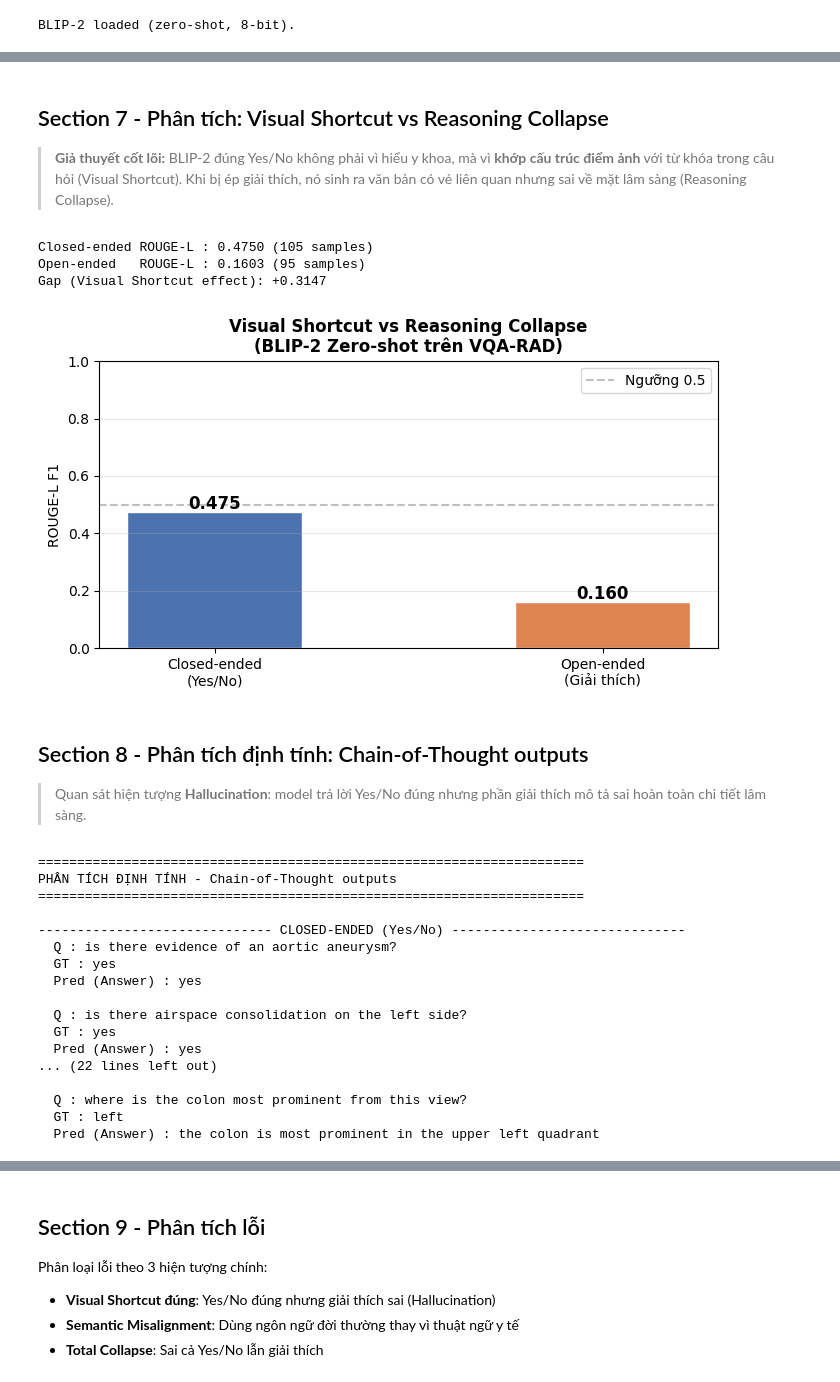
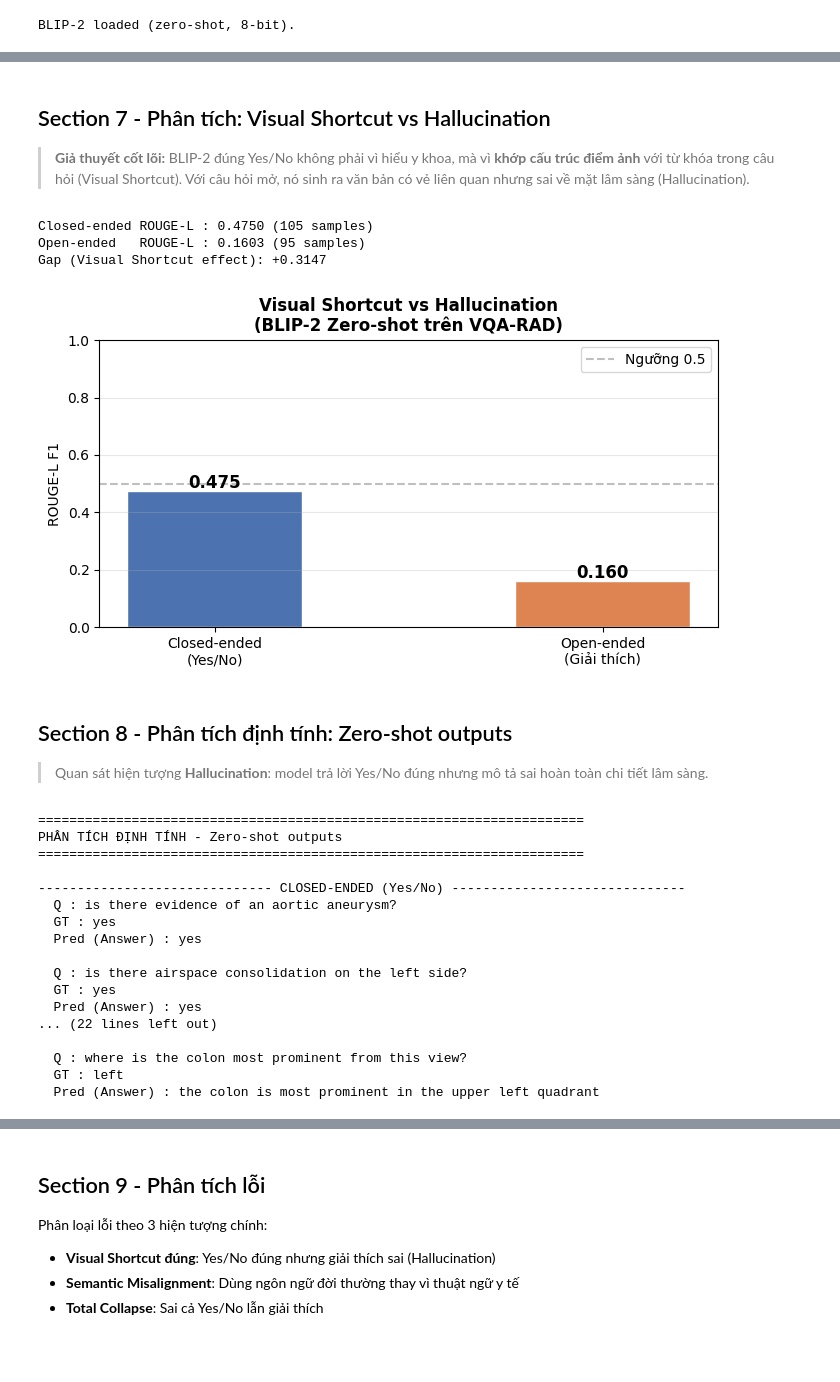
Before and after one commit to GTRe5/CS_503077-Deep-Learning, a Jupyter notebook: Endterm/source/Task2/task2-medical-vqa.ipynb, the cells around one changed output, grey strips where cells are left out. Drawn from its saved outputs; the diff is of its cells as text; code cells hidden in the pictures; blank space fills up the shorter version.

```diff
--- a/Endterm/source/Task2/task2-medical-vqa.ipynb
+++ b/Endterm/source/Task2/task2-medical-vqa.ipynb
@@ -314,7 +310,7 @@ print("BLIP-2 loaded (zero-shot, 8-bit).")
 The image processor of type `BlipImageProcessor` is now loaded as a fast processor by default, even if the model checkpoint was saved with a slow processor. This is a breaking change and may produce s ...
 BLIP-2 loaded (zero-shot, 8-bit).
 # %%
-def run_zeroshot_cot(model, processor, data_list, n_samples=200, label='B1'):
+def run_zeroshot(model, processor, data_list, n_samples=200, label='B1'):
     model.eval()
     samples = data_list[:n_samples]
 
@@ -353,7 +349,7 @@ def run_zeroshot_cot(model, processor, data_list, n_samples=200, label='B1'):
 
     return preds_yn, preds_exp, gts, qs
 
-preds_yn, preds_exp, gts_b1, qs_b1 = run_zeroshot_cot(
+preds_yn, preds_exp, gts_b1, qs_b1 = run_zeroshot(
     model_b1, processor_b1, test_data,
     n_samples=200,
     label='B1 Zero-shot'
@@ -365,49 +376,49 @@ metrics_b1 = compute_metrics(preds_yn, gts_b1, qs_b1, label='B1')
 # %% [markdown]
-## Section 7 - Phân tích: Visual Shortcut vs Reasoning Collapse
+## Section 7 - Phân tích: Visual Shortcut vs Hallucination
 
-> **Giả thuyết cốt lõi:** BLIP-2 đúng Yes/No không phải vì hiểu y khoa, mà vì **khớp cấu trúc điểm ảnh** với từ khóa trong câu hỏi (Visual Shortcut). Khi bị ép giải thích, nó sinh ra văn bản có vẻ liên quan nhưng sai về mặt lâm sàng (Reasoning Collapse).
+> **Giả thuyết cốt lõi:** BLIP-2 đúng Yes/No không phải vì hiểu y khoa, mà vì **khớp cấu trúc điểm ảnh** với từ khóa trong câu hỏi (Visual Shortcut). Với câu hỏi mở, nó sinh ra văn bản có vẻ liên quan nhưng sai về mặt lâm sàng (Hallucination).
 # %%
 def is_closed(ans):
     return ans.lower().strip() in ['yes', 'no']
 
 test_200 = test_data[:200]
 closed_idx = [i for i, s in enumerate(test_200) if is_closed(s['answer'])]
 open_idx = [i for i, s in enumerate(test_200) if not is_closed(s['answer'])]
 
 closed_rL = compute_rougeL([preds_yn[i] for i in closed_idx], [gts_b1[i] for i in closed_idx])
 open_rL = compute_rougeL([preds_yn[i] for i in open_idx], [gts_b1[i] for i in open_idx])
 
 print(f"Closed-ended ROUGE-L : {closed_rL:.4f} ({len(closed_idx)} samples)")
 print(f"Open-ended   ROUGE-L : {open_rL:.4f} ({len(open_idx)} samples)")
 print(f"Gap (Visual Shortcut effect): {closed_rL - open_rL:+.4f}")
 
 #Bar chart
 fig, ax = plt.subplots(figsize=(7, 4))
 bars = ax.bar(['Closed-ended\n(Yes/No)', 'Open-ended\n(Giải thích)'], [closed_rL, open_rL],
               color=['#4C72B0', '#DD8452'], edgecolor='white', width=0.45)
 for bar, v in zip(bars, [closed_rL, open_rL]):
     ax.text(bar.get_x() + bar.get_width()/2, bar.get_height() + 0.01, f'{v:.3f}', ha='center', fontsize=12, fontweight='bold')
 ax.set_ylim(0, 1.0)
 ax.set_ylabel('ROUGE-L F1')
-ax.set_title('Visual Shortcut vs Reasoning Collapse\n(BLIP-2 Zero-shot trên VQA-RAD)', fontsize=12, fontweight='bold')
+ax.set_title('Visual Shortcut vs Hallucination\n(BLIP-2 Zero-shot trên VQA-RAD)', fontsize=12, fontweight='bold')
 ax.axhline(0.5, color='gray', linestyle='--', alpha=0.5, label='Ngưỡng 0.5')
 ax.legend()
 ax.grid(axis='y', alpha=0.3)
 plt.tight_layout()
 plt.savefig(f'{WORKING_DIR}/visual_shortcut_vs_collapse.png', dpi=150, bbox_inches='tight')
 plt.show()
 # %% [output]
 Closed-ended ROUGE-L : 0.4750 (105 samples)
 Open-ended   ROUGE-L : 0.1603 (95 samples)
 Gap (Visual Shortcut effect): +0.3147
-[figure, old version]
+[figure, new version]
 # %% [markdown]
-## Section 8 - Phân tích định tính: Chain-of-Thought outputs
+## Section 8 - Phân tích định tính: Zero-shot outputs
 
-> Quan sát hiện tượng **Hallucination**: model trả lời Yes/No đúng nhưng phần giải thích mô tả sai hoàn toàn chi tiết lâm sàng.
+> Quan sát hiện tượng **Hallucination**: model trả lời Yes/No đúng nhưng mô tả sai hoàn toàn chi tiết lâm sàng.
 # %%
 print("=" * 70)
-print("PHÂN TÍCH ĐỊNH TÍNH - Chain-of-Thought outputs")
+print("PHÂN TÍCH ĐỊNH TÍNH - Zero-shot outputs")
 print("=" * 70)
 
 #Hiển thị 8 mẫu đại diện (4 closed, 4 open)
@@ -425,7 +436,7 @@ for label, indices in [('CLOSED-ENDED (Yes/No)', sample_closed), ('OPEN-ENDED (G
         print()
 # %% [output]
 ======================================================================
-PHÂN TÍCH ĐỊNH TÍNH - Chain-of-Thought outputs
+PHÂN TÍCH ĐỊNH TÍNH - Zero-shot outputs
 ======================================================================
 
 ------------------------------ CLOSED-ENDED (Yes/No) ------------------------------
```
Also changed, not shown: parts of 9 cells of this notebook.
